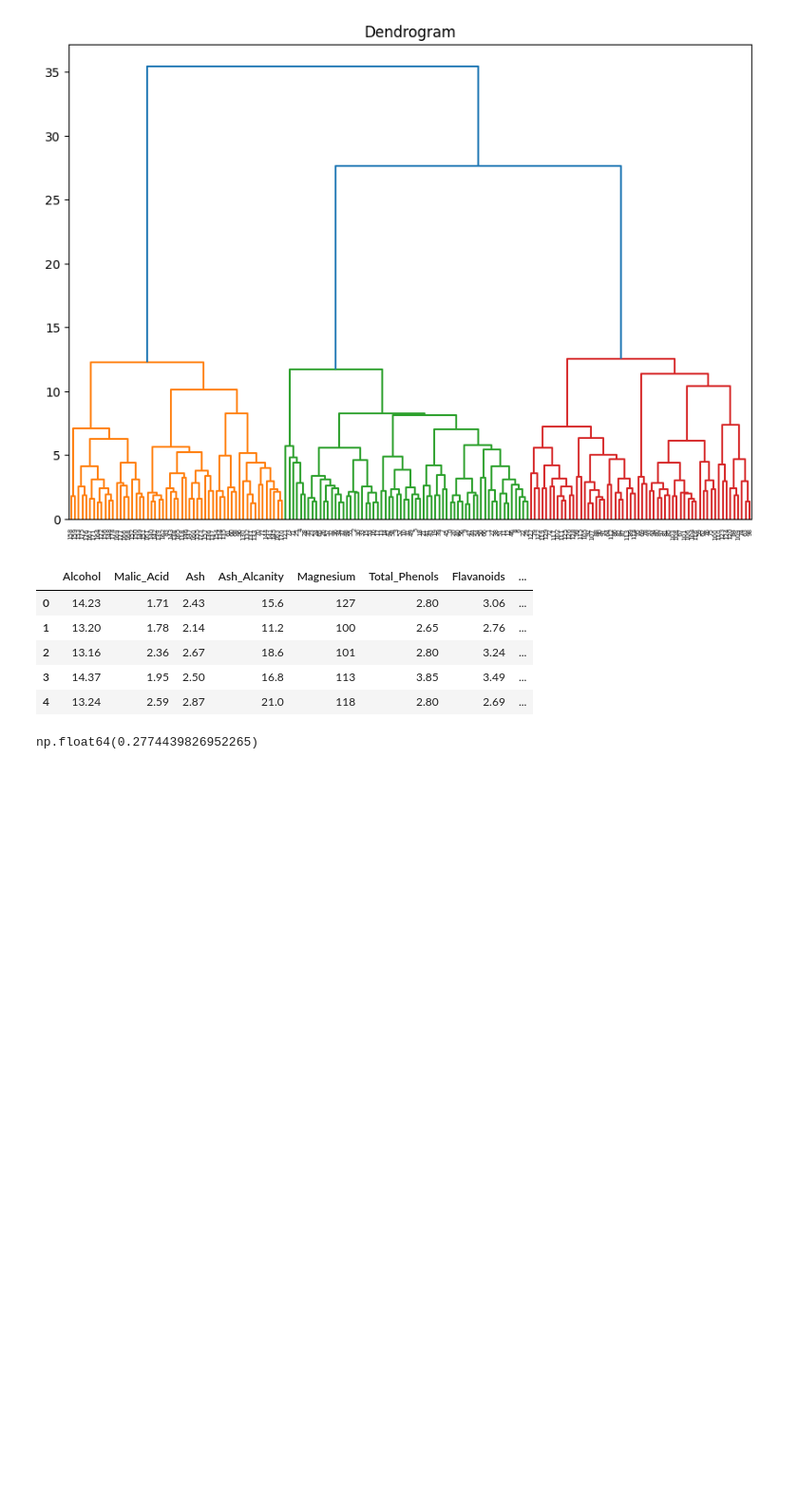
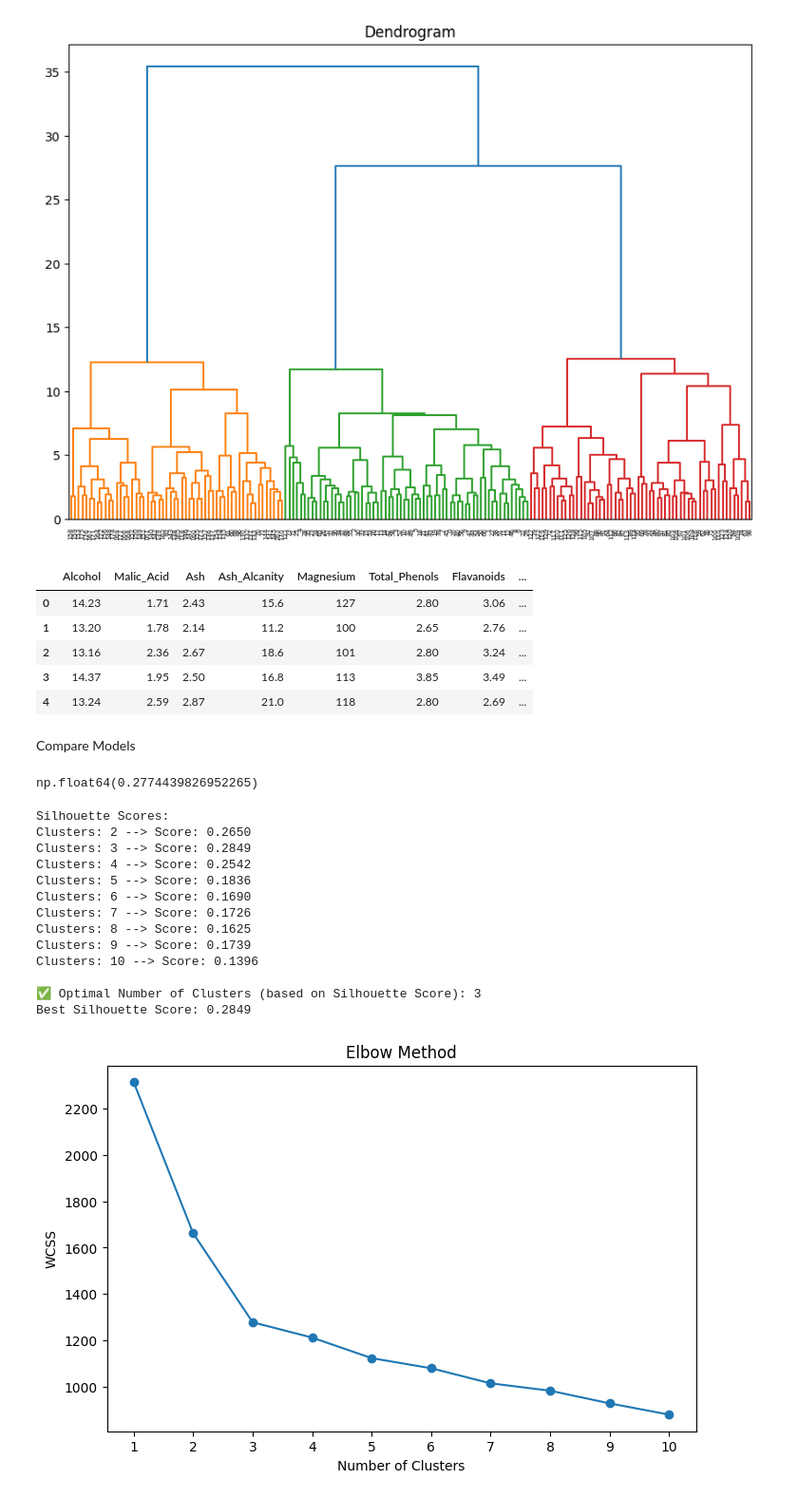
Before and after one commit to irenetobby/Assignment_unsupervised_learning, a Jupyter notebook: Assignment_unsupervised_learning.ipynb, the cells around one changed output. Shown at 95% size. Saved outputs shown, nothing was run; the diff lists cells and outputs as text; code cells hidden in the pictures; blank space fills up the shorter version.

```diff
--- a/Assignment_unsupervised_learning.ipynb
+++ b/Assignment_unsupervised_learning.ipynb
@@ -124,8 +124,67 @@ df.head()
 | 2 | 13.16 | 2.36 | 2.67 | 18.6 | 101 | 2.80 | 3.24 | ... |
 | 3 | 14.37 | 1.95 | 2.50 | 16.8 | 113 | 3.85 | 3.49 | ... |
 | 4 | 13.24 | 2.59 | 2.87 | 21.0 | 118 | 2.80 | 2.69 | ... |
+# %% [markdown]
+
+Compare Models
 # %%
 silhouette_score(scaled_data, df['KMeans_Cluster'])
 silhouette_score(scaled_data, df['Hierarchical_Cluster'])
 # %% [output]
 np.float64(0.2774439826952265)
+# %%
+import matplotlib.pyplot as plt
+from sklearn.cluster import KMeans
+from sklearn.metrics import silhouette_score
+import numpy as np
+
+wcss = []
+silhouette_scores = []
+
+cluster_range = range(2, 11)
+
+for i in range(1, 11):
+    kmeans = KMeans(n_clusters=i, random_state=42)
+    kmeans.fit(scaled_data)
+    wcss.append(kmeans.inertia_)
+
+for i in cluster_range:
+    kmeans = KMeans(n_clusters=i, random_state=42)
+    labels = kmeans.fit_predict(scaled_data)
+    score = silhouette_score(scaled_data, labels)
+    silhouette_scores.append(score)
+
+# Find best cluster based on highest silhouette score
+best_cluster = cluster_range[np.argmax(silhouette_scores)]
+best_score = max(silhouette_scores)
+
+print("Silhouette Scores:")
+for i, score in zip(cluster_range, silhouette_scores):
+    print(f"Clusters: {i} --> Score: {score:.4f}")
+
+print("\n✅ Optimal Number of Clusters (based on Silhouette Score):", best_cluster)
+print("Best Silhouette Score:", round(best_score, 4))
+
+# Optional: Plot Elbow
+plt.figure(figsize=(8,5))
+plt.plot(range(1,11), wcss, marker='o')
+plt.title("Elbow Method")
+plt.xlabel("Number of Clusters")
+plt.ylabel("WCSS")
+plt.xticks(range(1,11))
+plt.show()
+# %% [output]
+Silhouette Scores:
+Clusters: 2 --> Score: 0.2650
+Clusters: 3 --> Score: 0.2849
+Clusters: 4 --> Score: 0.2542
+Clusters: 5 --> Score: 0.1836
+Clusters: 6 --> Score: 0.1690
+Clusters: 7 --> Score: 0.1726
+Clusters: 8 --> Score: 0.1625
+Clusters: 9 --> Score: 0.1739
+Clusters: 10 --> Score: 0.1396
+
+✅ Optimal Number of Clusters (based on Silhouette Score): 3
+Best Silhouette Score: 0.2849
+[figure, added]
```
